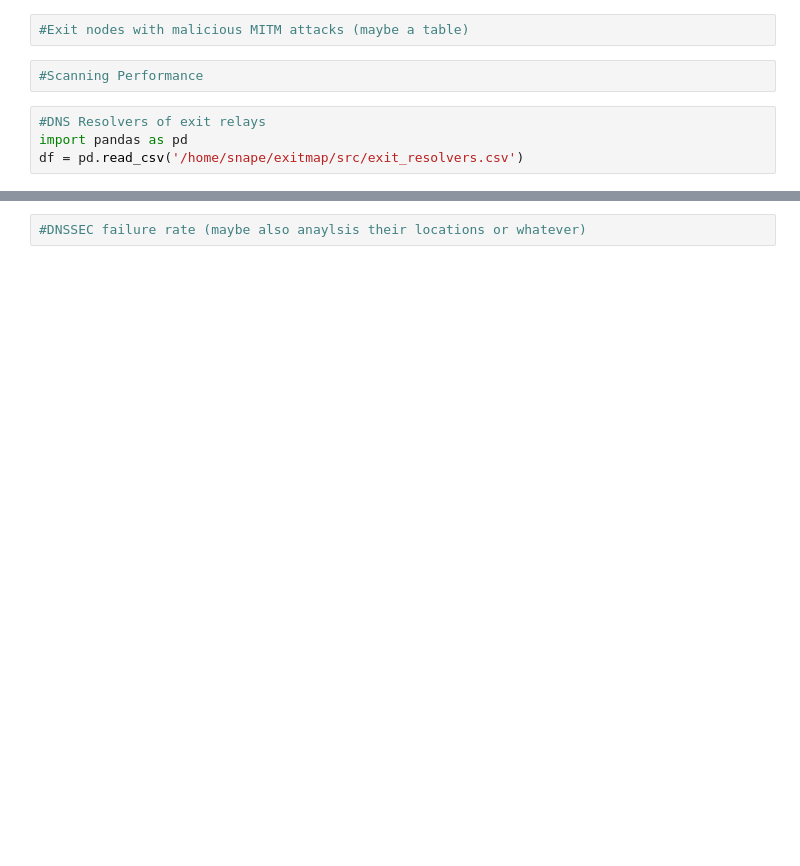
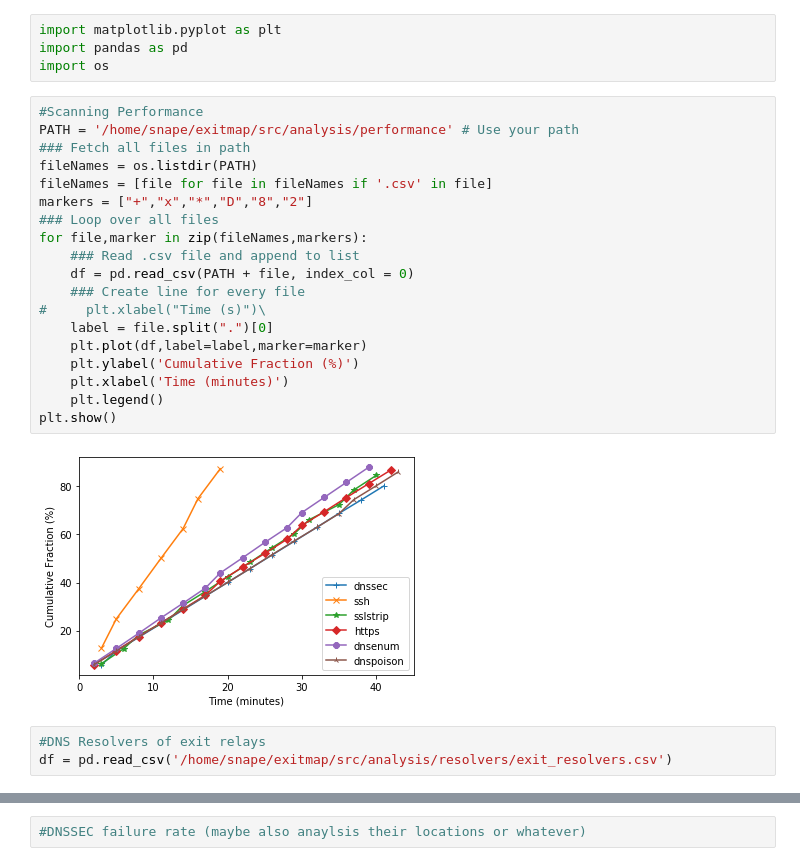
Before and after one commit to SallyKAN/exitmap, a Jupyter notebook: exitmap_analysis.ipynb, the cells around one changed output, grey strips where cells are left out. Cells and saved outputs as stored; diff of their text form; blank space fills up the shorter version.

```diff
--- a/exitmap_analysis.ipynb
+++ b/exitmap_analysis.ipynb
@@ -1,11 +1,31 @@
-# %%
-#Exit nodes with malicious MITM attacks (maybe a table)
-# %%
-#Scanning Performance
+# %%
+import matplotlib.pyplot as plt
+import pandas as pd
+import os
+# %%
+#Scanning Performance
+PATH = '/home/snape/exitmap/src/analysis/performance' # Use your path
+### Fetch all files in path
+fileNames = os.listdir(PATH)
+fileNames = [file for file in fileNames if '.csv' in file]
+markers = ["+","x","*","D","8","2"]
+### Loop over all files
+for file,marker in zip(fileNames,markers):
+    ### Read .csv file and append to list
+    df = pd.read_csv(PATH + file, index_col = 0)
+    ### Create line for every file
+#     plt.xlabel("Time (s)")\
+    label = file.split(".")[0]
+    plt.plot(df,label=label,marker=marker)
+    plt.ylabel('Cumulative Fraction (%)')
+    plt.xlabel('Time (minutes)')
+    plt.legend()
+plt.show()
+# %% [output]
+[figure, added]
 # %%
 #DNS Resolvers of exit relays
-import pandas as pd
-df = pd.read_csv('/home/snape/exitmap/src/exit_resolvers.csv')
+df = pd.read_csv('/home/snape/exitmap/src/analysis/resolvers/exit_resolvers.csv')
 # %%
 #DNS resolver company of exit relays
 total = df.count()[0]
```
Also changed, not shown: parts of 3 cells of this notebook.
